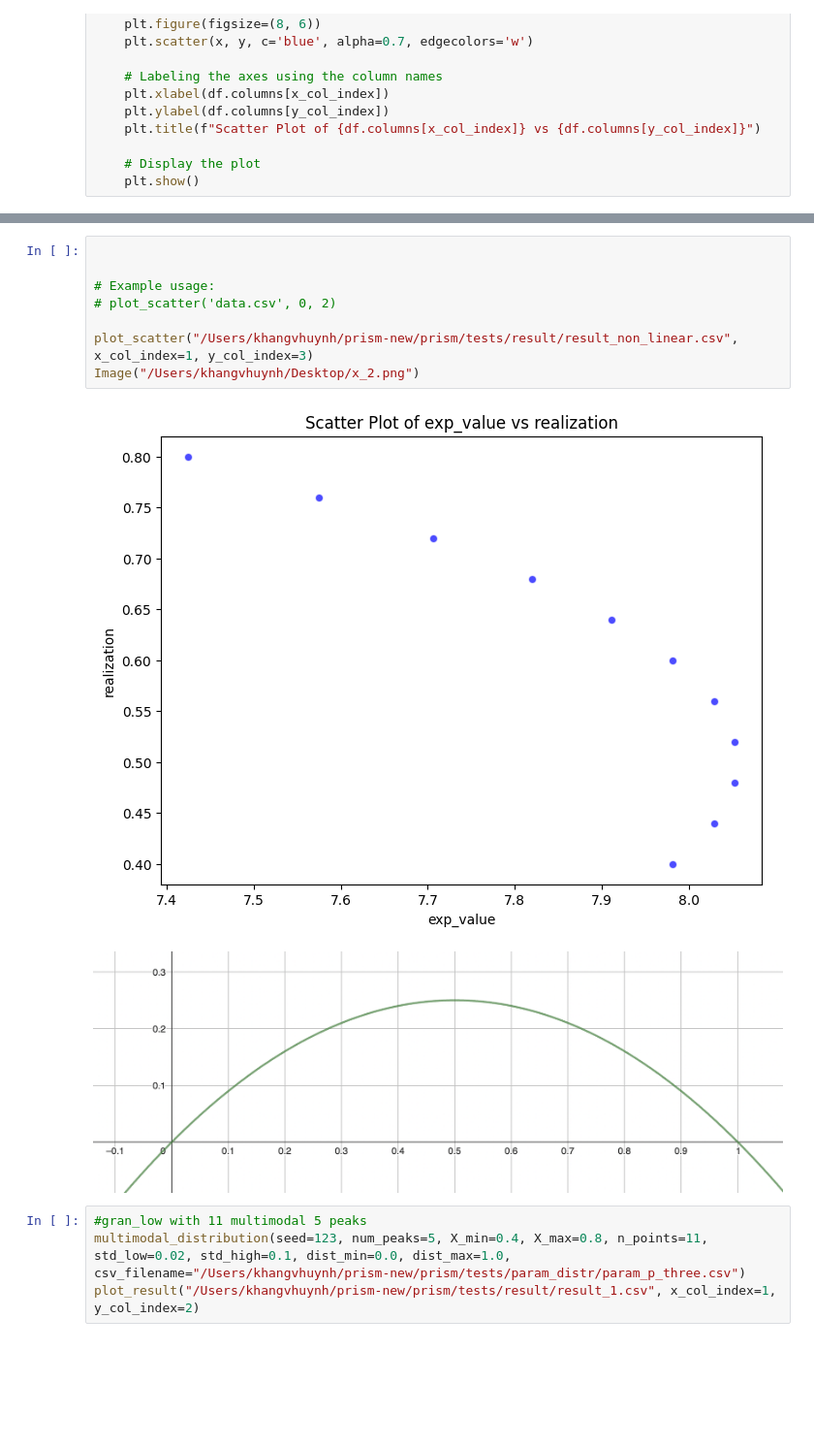
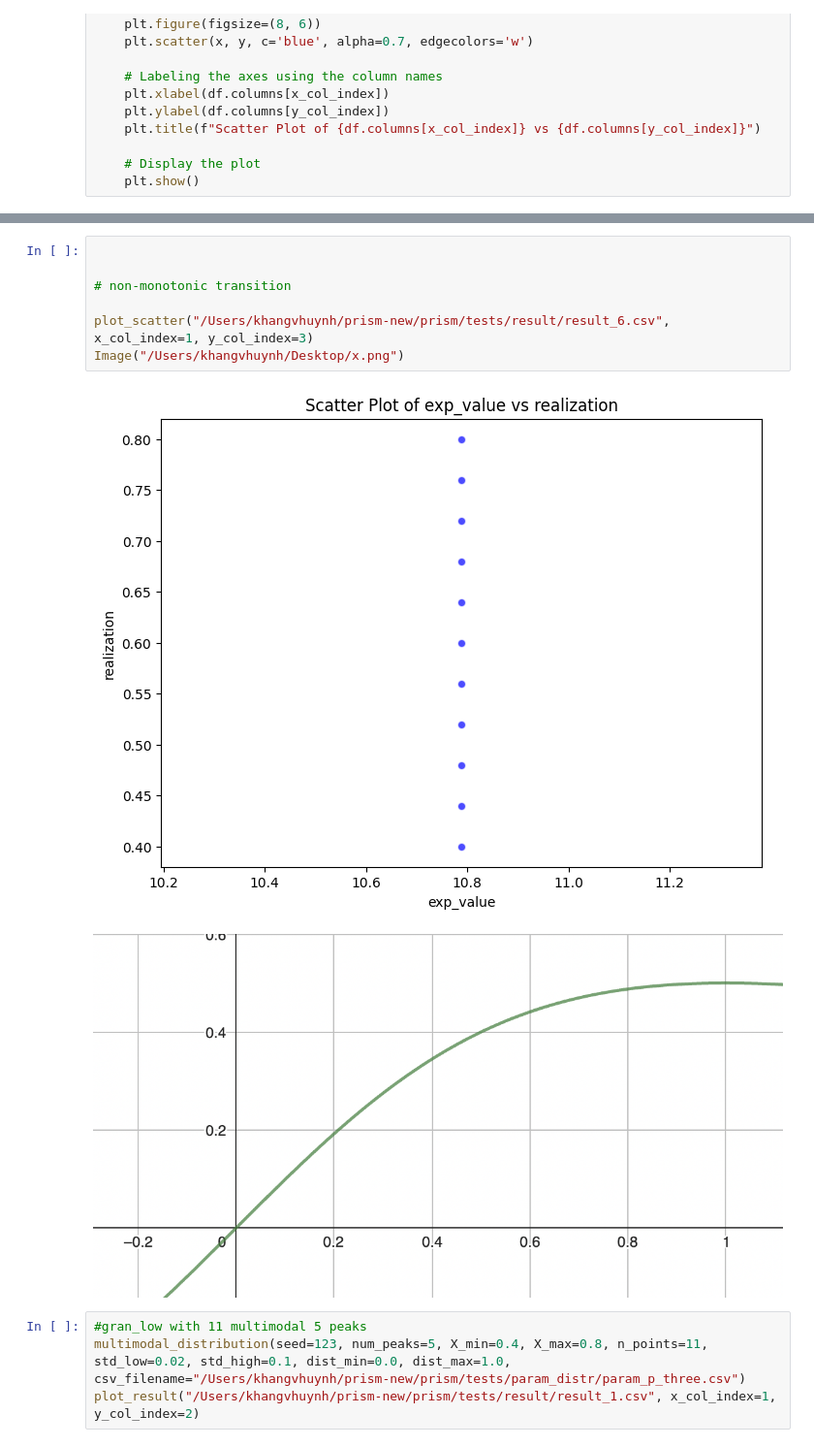
Before and after one commit to davexparker/prism, a Jupyter notebook: prism/analysis.ipynb, the cells around one changed output, grey strips where cells are left out. Shown at 97% size. Saved outputs shown, nothing was run; the diff lists cells and outputs as text; blank space fills up the shorter version.

```diff
--- a/prism/analysis.ipynb
+++ b/prism/analysis.ipynb
@@ -260,14 +259,13 @@ Data written to /Users/khangvhuynh/prism-new/prism/tests/param_distr/param_p_thr
 # %%
 
 
-# Example usage:
-# plot_scatter('data.csv', 0, 2)
+# non-monotonic transition
 
-plot_scatter("/Users/khangvhuynh/prism-new/prism/tests/result/result_non_linear.csv", x_col_index=1, y_col_index=3)
-Image("/Users/khangvhuynh/Desktop/x_2.png")
+plot_scatter("/Users/khangvhuynh/prism-new/prism/tests/result/result_6.csv", x_col_index=1, y_col_index=3)
+Image("/Users/khangvhuynh/Desktop/x.png")
 # %% [output]
-[figure, old version]
+[figure, new version]
-[figure, old version]
+[figure, new version]
 # %%
 #gran_low with 11 multimodal 5 peaks
 multimodal_distribution(seed=123, num_peaks=5, X_min=0.4, X_max=0.8, n_points=11, std_low=0.02, std_high=0.1, dist_min=0.0, dist_max=1.0, csv_filename="/Users/khangvhuynh/prism-new/prism/tests/param_distr/param_p_three.csv")
```
Also changed, not shown: parts of 2 cells of this notebook, 23 other files.
